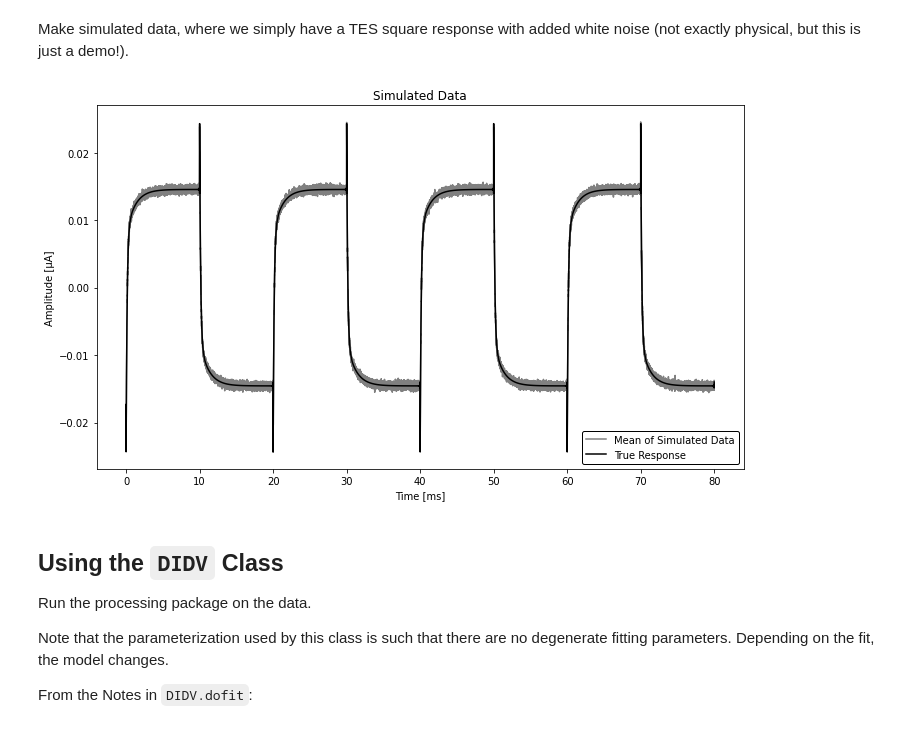
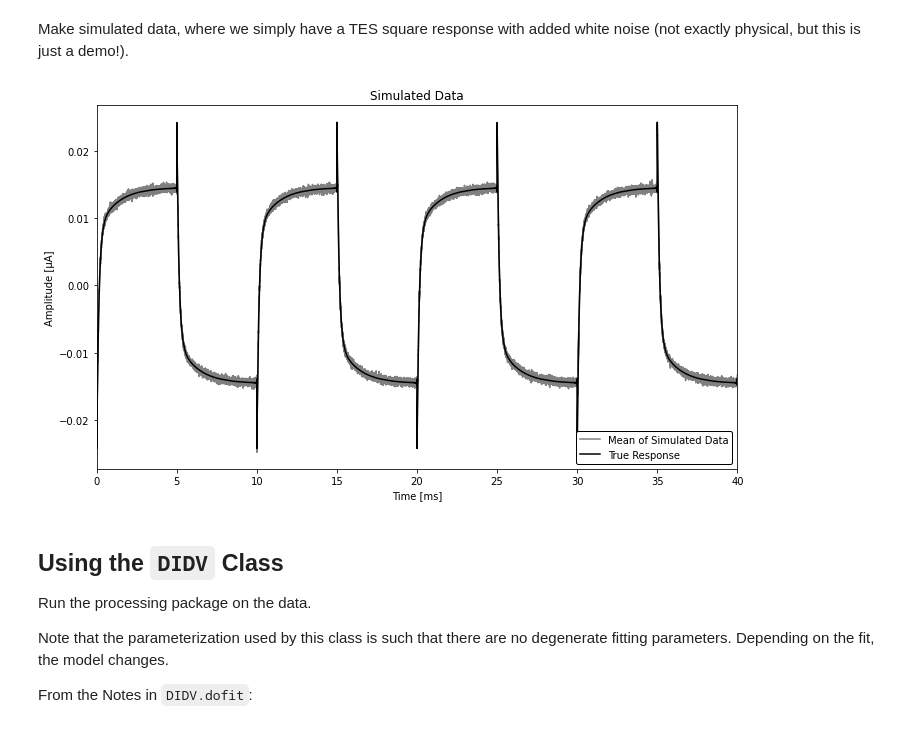
Before and after one commit to spice-herald/QETpy, a Jupyter notebook: demos/didv/test_didv.ipynb, the cells around one changed output. Drawn from its saved outputs; the diff is of its cells as text; code cells hidden in the pictures.

Commit message:
update didv plots in demo for docs

```diff
--- a/demos/didv/test_didv.ipynb
+++ b/demos/didv/test_didv.ipynb
@@ -19,7 +17,7 @@ Set all of the necessary parameters for initalizing the class, as well as specif
 rsh = 5e-3
 rbias_sg = 20000
 fs = 625e3
-sgfreq = 50
+sgfreq = 100
 sgamp = 0.009381 / rbias_sg
 
 rfb = 5000
@@ -53,25 +51,25 @@ rawtraces = didv_response + rawnoise
 # %%
 fig, ax = plt.subplots(figsize=(10, 6))
 ax.plot(
     t * 1e3,
     rawtraces.mean(axis=0) * 1e6,
     color='gray',
     label='Mean of Simulated Data',
 )
 ax.plot(
     t * 1e3,
     didv_response * 1e6,
     color='k',
     label='True Response',
 )
 ax.set_ylabel('Amplitude [μA]')
 ax.set_xlabel('Time [ms]')
 ax.set_title('Simulated Data')
-# ax.set_xlim(0, 40)
+ax.set_xlim(0, 40)
 ax.legend(loc='lower right', edgecolor='k', framealpha=1)
 fig.tight_layout()
 # %% [output]
-[figure, old version]
+[figure, new version]
 # %% [markdown]
 ## Using the `DIDV` Class
 
```
Also changed, not shown: parts of 5 cells of this notebook, 4 other files.
